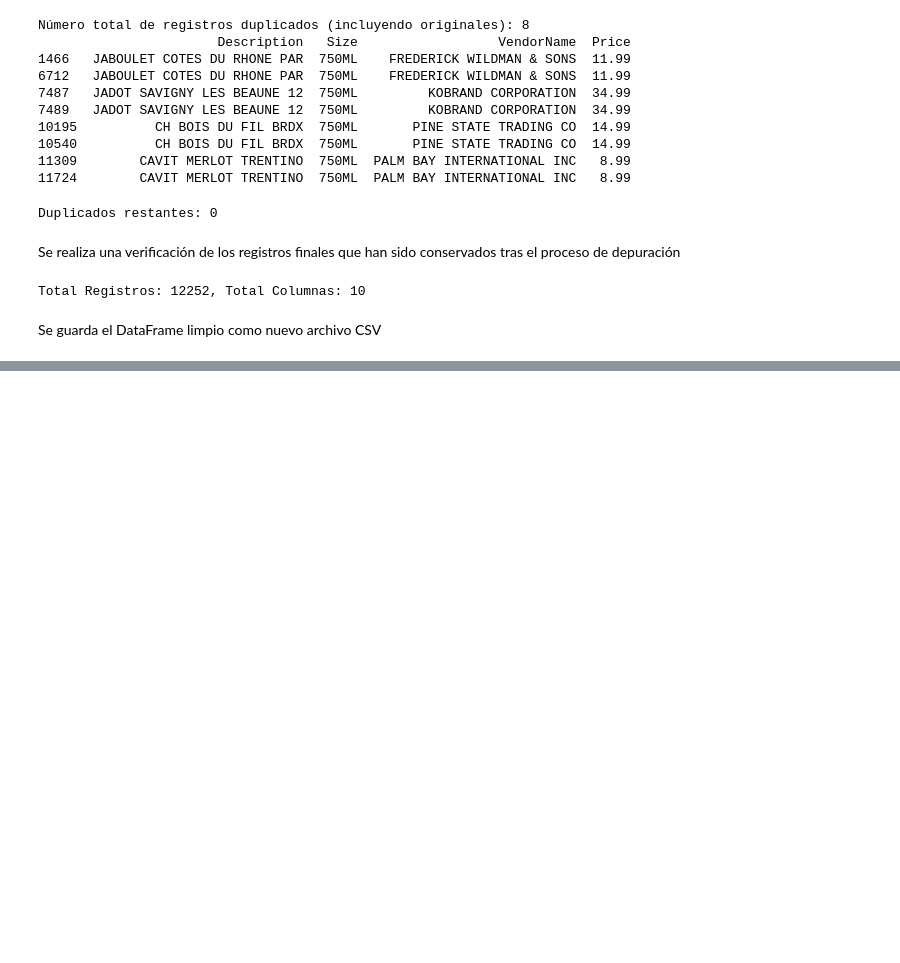
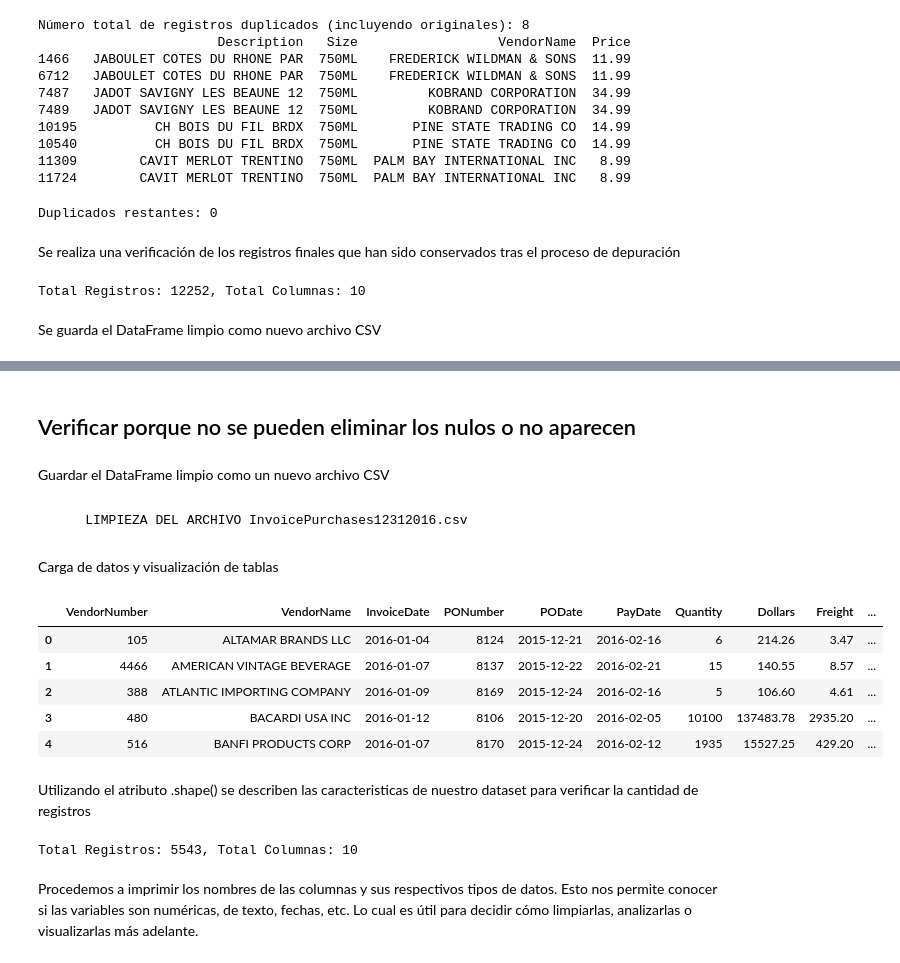
Before and after one commit to EdwinEcheverri/Destileria1823PI, a Jupyter notebook: EDA_MS.ipynb, the cells around one changed output, grey strips where cells are left out. Saved outputs shown, nothing was run; the diff lists cells and outputs as text; code cells hidden in the pictures; blank space fills up the shorter version.

Commit message:
Guardar archivo CSV limpio y actualizar script Python

```diff
--- a/EDA_MS.ipynb
+++ b/EDA_MS.ipynb
@@ -344,0 +524,4 @@ data_p_compra.to_csv('2017_Purchase_Clean.csv', index=False)
+# %% [markdown]
+## Verificar porque no se pueden eliminar los nulos o no aparecen
+# %% [markdown]
+Guardar el DataFrame limpio como un nuevo archivo CSV
@@ -344,0 +530,23 @@ data_p_compra.to_csv('2017_Purchase_Clean.csv', index=False)
+# %% [markdown]
+        LIMPIEZA DEL ARCHIVO InvoicePurchases12312016.csv
+# %% [markdown]
+Carga de datos y visualización de tablas
+# %%
+data_facturados = pd.read_csv('C:/Users/sagua/OneDrive/Escritorio/DATA HENRY/Proyecto Final/InvoicePurchases12312016.csv')
+data_facturados.head()
+# %% [output]
+|  | VendorNumber | VendorName | InvoiceDate | PONumber | PODate | PayDate | Quantity | Dollars | Freight | ... |
+| 0 | 105 | ALTAMAR BRANDS LLC | 2016-01-04 | 8124 | 2015-12-21 | 2016-02-16 | 6 | 214.26 | 3.47 | ... |
+| 1 | 4466 | AMERICAN VINTAGE BEVERAGE | 2016-01-07 | 8137 | 2015-12-22 | 2016-02-21 | 15 | 140.55 | 8.57 | ... |
+| 2 | 388 | ATLANTIC IMPORTING COMPANY | 2016-01-09 | 8169 | 2015-12-24 | 2016-02-16 | 5 | 106.60 | 4.61 | ... |
+| 3 | 480 | BACARDI USA INC | 2016-01-12 | 8106 | 2015-12-20 | 2016-02-05 | 10100 | 137483.78 | 2935.20 | ... |
+| 4 | 516 | BANFI PRODUCTS CORP | 2016-01-07 | 8170 | 2015-12-24 | 2016-02-12 | 1935 | 15527.25 | 429.20 | ... |
+# %% [markdown]
+Utilizando el atributo .shape() se describen las caracteristicas de nuestro dataset para verificar la cantidad de registros
+# %%
+print(f"Total Registros: {data_facturados.shape[0]}, Total Columnas: {data_facturados.shape[1]}")
+# %% [output]
+Total Registros: 5543, Total Columnas: 10
+# %% [markdown]
+Procedemos a imprimir los nombres de las columnas y sus respectivos tipos de datos. Esto nos permite conocer si las variables son numéricas, de texto, fechas, etc.
+Lo cual es útil para decidir cómo limpiarlas, analizarlas o visualizarlas más adelante.
```
Also changed, not shown: parts of 34 cells of this notebook, 2 other files.
